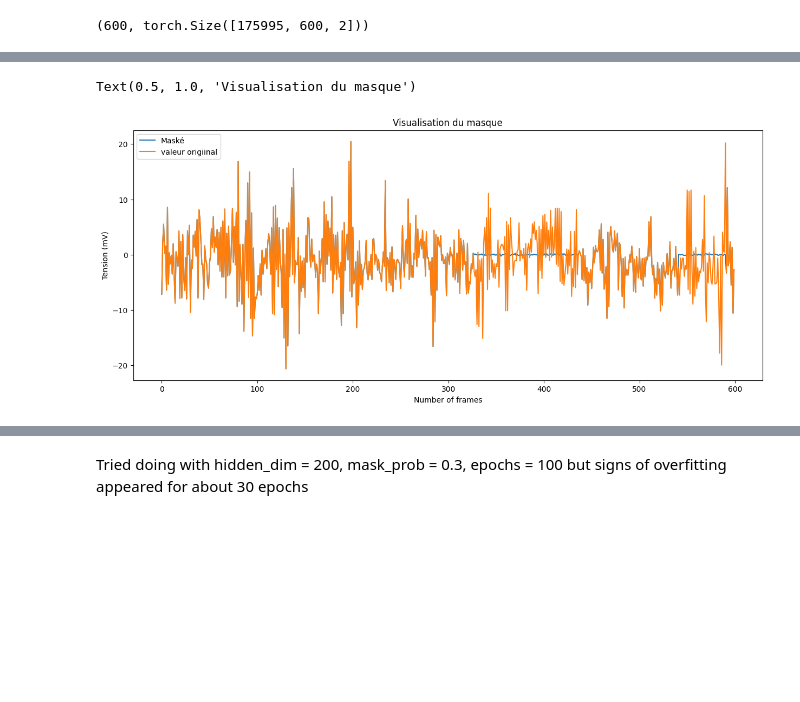
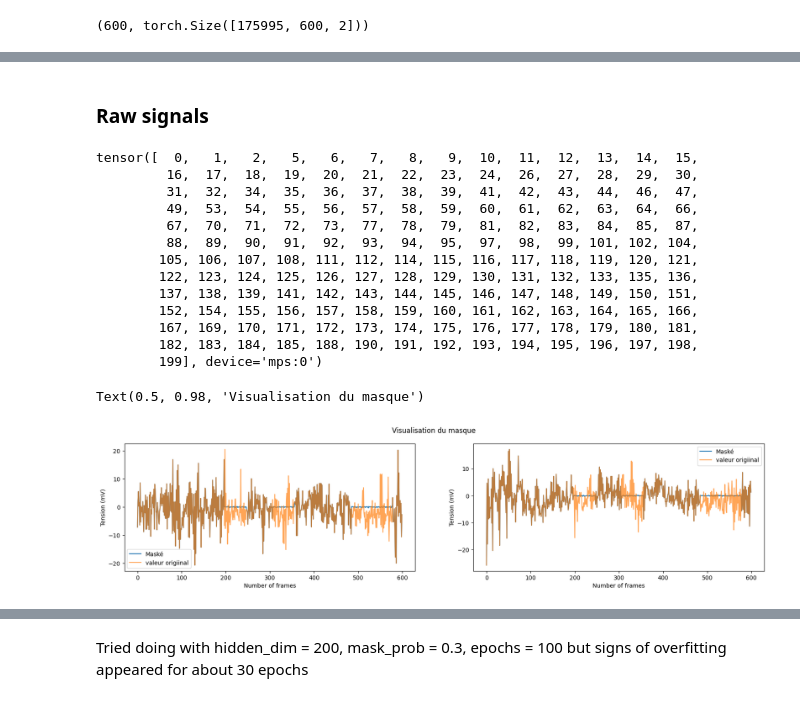
Before and after one commit to oscarninou/adl24-sleep-stage, a Jupyter notebook: random_projection_pretraing.ipynb, the cells around one changed output, grey strips where cells are left out. Drawn from its saved outputs; the diff is of its cells as text; code cells hidden in the pictures; blank space fills up the shorter version.

Commit message:
cleaned notebook and put models/train in .py file

```diff
--- a/random_projection_pretraing.ipynb
+++ b/random_projection_pretraing.ipynb
@@ -310,30 +35,53 @@ tensor([  0,   1,   2,   3,   4,   5,   6,   7,   8,   9,  10,  11,  12,  13,
+# %% [markdown]
+### Raw signals
+# %%
+device = th.device('mps')
+
+model = BestRqFramework(input_feature_size= 1200, quantizer_dim= 200, codebook_size=  500, mask_time = 30,
+                        random_state= 34, mask_prob= 0.1, num_masks_per_signal= 4, batch_size= 200, device = device,
+                        raw_signal = False)
+
+
+inputs = xtrain[:500].to(device).view(500, 600, -1)
+    # `(batch size)` Number of available time steps per batch
+
+input_values = model(inputs.unsqueeze(2), masking = False)
+
+input_values.unique()
+# %% [output]
+tensor([  0,   1,   2,   5,   6,   7,   8,   9,  10,  11,  12,  13,  14,  15,
+         16,  17,  18,  19,  20,  21,  22,  23,  24,  26,  27,  28,  29,  30,
+         31,  32,  34,  35,  36,  37,  38,  39,  41,  42,  43,  44,  46,  47,
+         49,  53,  54,  55,  56,  57,  58,  59,  60,  61,  62,  63,  64,  66,
+         67,  70,  71,  72,  73,  77,  78,  79,  81,  82,  83,  84,  85,  87,
+         88,  89,  90,  91,  92,  93,  94,  95,  97,  98,  99, 101, 102, 104,
+        105, 106, 107, 108, 111, 112, 114, 115, 116, 117, 118, 119, 120, 121,
+        122, 123, 124, 125, 126, 127, 128, 129, 130, 131, 132, 133, 135, 136,
+        137, 138, 139, 141, 142, 143, 144, 145, 146, 147, 148, 149, 150, 151,
+        152, 154, 155, 156, 157, 158, 159, 160, 161, 162, 163, 164, 165, 166,
+        167, 169, 170, 171, 172, 173, 174, 175, 176, 177, 178, 179, 180, 181,
+        182, 183, 184, 185, 188, 190, 191, 192, 193, 194, 195, 196, 197, 198,
+        199], device='mps:0')
 # %%
-#Viz of the mask
-model = BestRqFramework(encoder= AttentionLSTM(dropout = 0.1, hidden_dim = 150, nstack= 2),
-                        num_temporal_dimension_reduction_steps=100,
-                        input_feature_size=600,
-                        encoder_hidden_size=20,
-                        num_code_books=50,
-                        mask_time= 50,
-                        stride_time=1,
-                        random_state=42,
-                        mask_prob=1,
-                        batch_size=200)
+model = BestRqFramework(input_feature_size= 1200, quantizer_dim= 200, codebook_size=  500, mask_time = 30,
+                        random_state= 34, mask_prob= 0.1, num_masks_per_signal= 4, batch_size= 200, device = device,
+                        raw_signal = False)
 
 inputs = xtrain[:200].to(device).view(-1, 200, 600)
+inputs = inputs[:, :, :].view(200, 2, 600)
 
 
-masked_values,_ = model.masking(inputs)
+masked_values,_ = mask(inputs, mask_prob = 1, mask_time = 50, number_of_mask = 4, device = device, raw_signal = True)
 
 
-plt.figure(figsize=(15,6))
-for i in range(1):
-    plt.plot(masked_values[0,i,:].cpu().detach().numpy(), label = 'Maské')
-    plt.plot(inputs[0, i ,:].cpu().detach().numpy(), label ='valeur origiinal')
-plt.legend()
-plt.xlabel('Number of frames')
-plt.ylabel('Tension (mV)')
-plt.title('Visualisation du masque')
+fig, ax = plt.subplots(1, 2,figsize=(20,4))
+for i in range(2):
+    ax[i].plot(masked_values[0,i,:].cpu().detach().numpy(), label = 'Maské')
+    ax[i].plot(inputs[0, i ,:].cpu().detach().numpy(), label ='valeur origiinal', alpha = 0.7)
+    ax[i].legend()
+    ax[i].set_xlabel('Number of frames')
+    ax[i].set_ylabel('Tension (mV)')
+fig.suptitle('Visualisation du masque')
 # %% [output]
-Text(0.5, 1.0, 'Visualisation du masque')
+Text(0.5, 0.98, 'Visualisation du masque')
-[figure, old version]
+[figure, new version]
```
Also changed, not shown: parts of 15 cells of this notebook, 9 other files.
